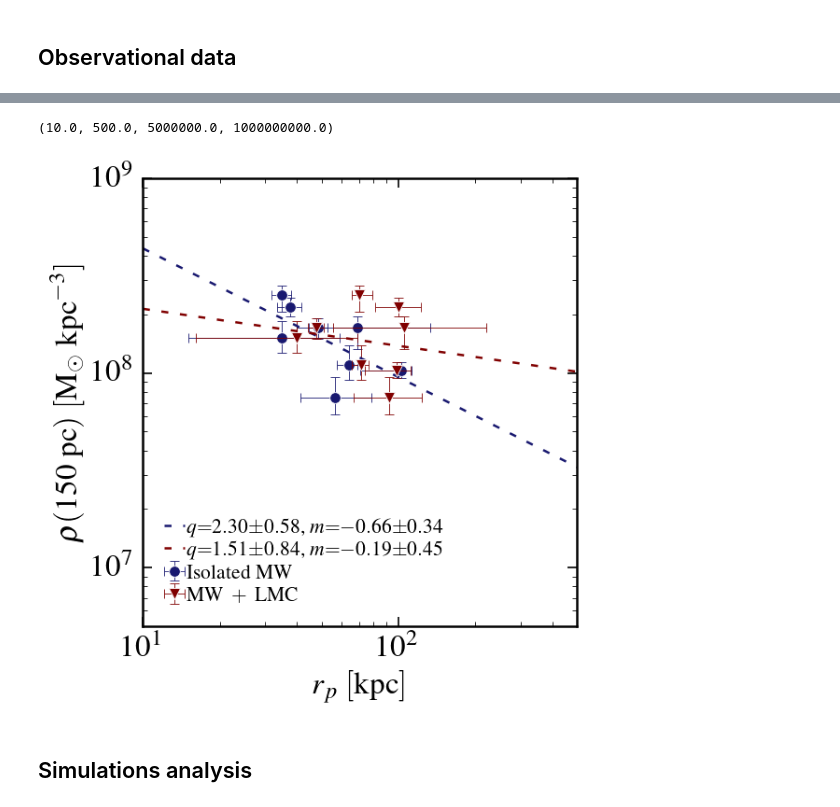
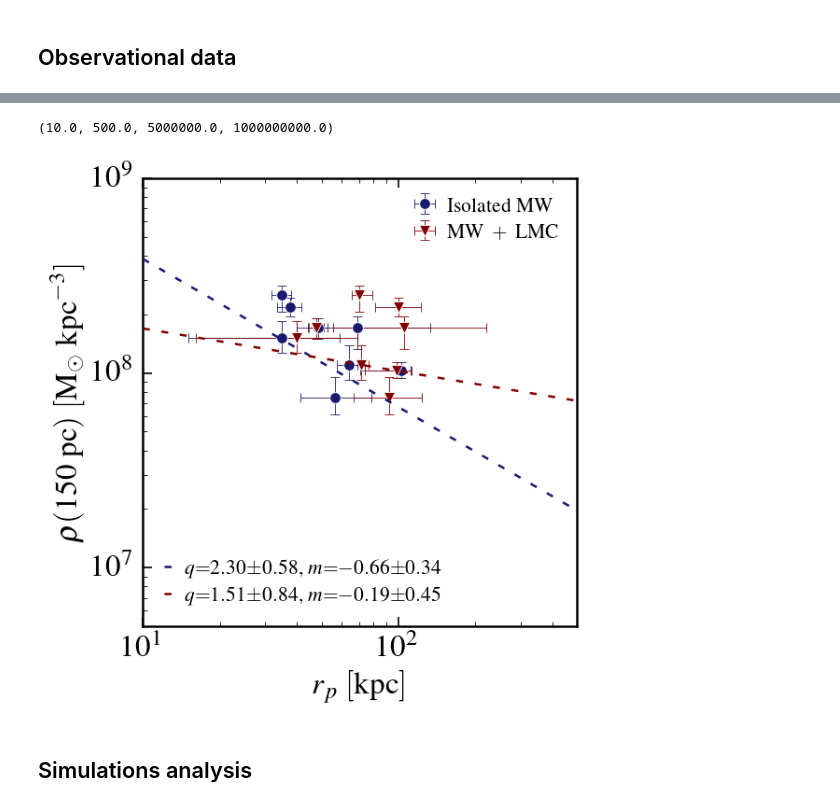
Before and after one commit to NoemiAM/TangoSIDM_satellites, a Jupyter notebook: examples/5 - density_pericenter_simulations.ipynb, the cells around one changed output, grey strips where cells are left out. Cells and saved outputs as stored; diff of their text form; code cells hidden in the pictures.

```diff
--- a/examples/5 - density_pericenter_simulations.ipynb
+++ b/examples/5 - density_pericenter_simulations.ipynb
@@ -34,6 +35,8 @@ dSph = dSph[:-1]
 r_p_Isolated = np.zeros((3,num_satellites)) # Reading pericenter assuming isolated MW
 r_p_LMC = np.zeros((3,num_satellites))      # Reading pericenter assuming MW perturbed by LMC
 rho_150pc_K19 = np.zeros((3,num_satellites)) # Reading Kaplinghat+ 2019 determination under NFW
+rho_150pc_R19 = np.zeros((3,num_satellites)) # Reading Read+ 2019 determination under core-NFW
+rho_150pc_K19ISO = np.zeros((3,num_satellites)) # Reading Kaplinghat+ 2019 determination under Isothermal
 
 
 for i, dSphi in enumerate(dSph):
@@ -48,4 +51,10 @@ for i, dSphi in enumerate(dSph):
     rho_150pc_K19[0,i] = data[8,0] * 1e7 # Central density [Msun/kpc^3]
     rho_150pc_K19[1,i] = data[8,1] * 1e7 # Central density [Msun/kpc^3]
     rho_150pc_K19[2,i] = data[8,2] * 1e7 # Central density [Msun/kpc^3]
+    rho_150pc_K19ISO[0,i] = data[9,0] * 1e7 # Central density [Msun/kpc^3]
+    rho_150pc_K19ISO[1,i] = data[9,1] * 1e7 # Central density [Msun/kpc^3]
+    rho_150pc_K19ISO[2,i] = data[9,2] * 1e7 # Central density [Msun/kpc^3]
+    rho_150pc_R19[0,i] = data[6,0] * 1e7 # Central density [Msun/kpc^3]
+    rho_150pc_R19[1,i] = data[6,1] * 1e7 # Central density [Msun/kpc^3]
+    rho_150pc_R19[2,i] = data[6,2] * 1e7 # Central density [Msun/kpc^3]
 # %%
@@ -63,34 +191,41 @@ print(popt_p_LMC, perr_p_LMC)
 # %%
+### Use NFW
+
 def plot_obs(axs):
 
     # Data points
     p1 = axs.errorbar(r_p_Isolated[0,:], rho_150pc_K19[0,:], xerr=r_p_Isolated[1:,:], yerr=rho_150pc_K19[1:,:],
                       marker='o', markersize=7, markeredgecolor="white", ls='none', lw=0.5, c='midnightblue',
                       label=r'$\mathrm{Isolated\ MW}$')
     p2 = axs.errorbar(r_p_LMC[0,:], rho_150pc_K19[0,:], xerr=r_p_LMC[1:,:], yerr=rho_150pc_K19[1:,:],
                       marker='v', markersize=7, markeredgecolor="white", ls='none', lw=0.5, c='maroon',
                       label=r'$\mathrm{MW\ +\ LMC}$')
+    axs.legend(loc='upper right', labelspacing=0.4, handlelength=1.8, handletextpad=0.2, frameon=False, fontsize=13, ncol=1, numpoints=1)
+    axs.set_yscale('log')
+    axs.set_xscale('log')
 
-    # Include the fit from Cardona+ 2023
+    # Include the fit NFW
+    ax2 = axs.twinx()
     xrange = np.arange(1, 3.2, 0.2)
-    axs.plot(10 ** xrange, 1e7 * 10 ** log_model(xrange, *popt_p_Isolated), '--',
+    ax2.plot(10 ** xrange, 1e7 * 10 ** log_model(xrange, *popt_p_Isolated), '--',
              lw=1.5, color=p1[0].get_color(), label=r'$q{=}2.30{\pm}0.58$, $m{=}{-}0.66{\pm}0.34$')
-    axs.plot(10 ** xrange, 1e7 * 10 ** log_model(xrange, *popt_p_LMC), '--',
+    ax2.plot(10 ** xrange, 1e7 * 10 ** log_model(xrange, *popt_p_LMC), '--',
              lw=1.5, color=p2[0].get_color(), label=r'$q{=}1.51{\pm}0.84$, $m{=}{-}0.19{\pm}0.45$')
 
-    axs.legend(loc=[0.03, 0.03], labelspacing=0.2, handlelength=1, handletextpad=0.1, frameon=False, fontsize=13, ncol=1, numpoints=1)
-    axs.set_yscale('log')
-    axs.set_xscale('log')
+    ax2.legend(loc=[0.03, 0.03], labelspacing=0.4, handlelength=.8, handletextpad=0.2, frameon=False, fontsize=13, ncol=1, numpoints=1)
+    ax2.set_yscale('log')
+    ax2.set_xscale('log')
+    ax2.axis('off')
 
 
 fig, axs = plt.subplots(1, 1, figsize=(5, 5), dpi=120)
 plot_obs(axs)
 axs.set_xlabel(r'$r_{{p}}\ [\mathrm{kpc}]$')
 axs.set_ylabel(r'$\rho(150\ \mathrm{pc})\ [\mathrm{M}_\odot \ \mathrm{kpc}^{-3}]$')
 axs.axis([10, 500, 5e6, 1e9])
 # %% [output]
 (10.0, 500.0, 5000000.0, 1000000000.0)
-[figure, old version]
+[figure, new version]
 # %% [markdown]
 ## Simulations analysis
 # %%
```
Also changed, not shown: parts of 10 cells of this notebook, 3 other files.
